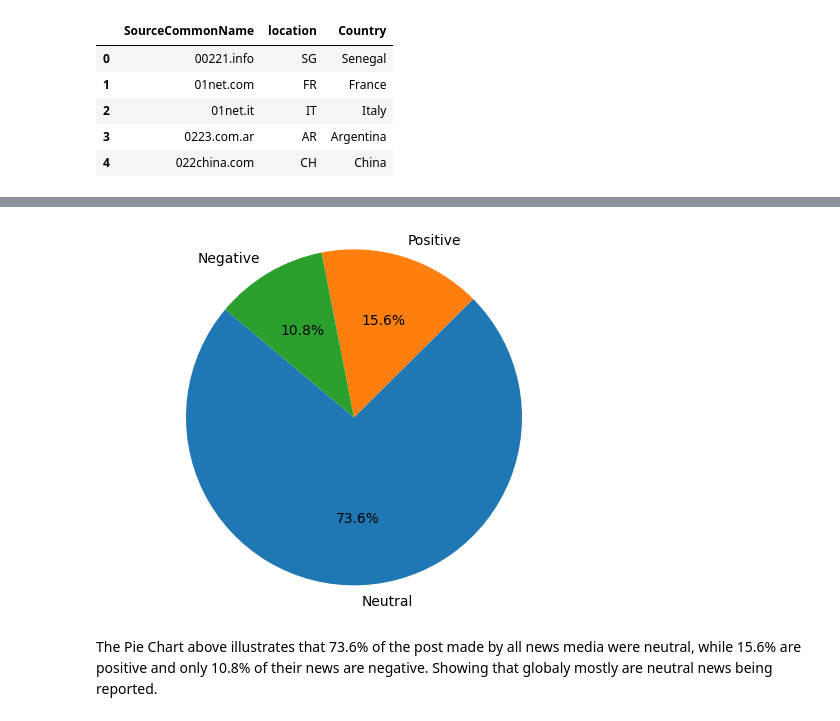
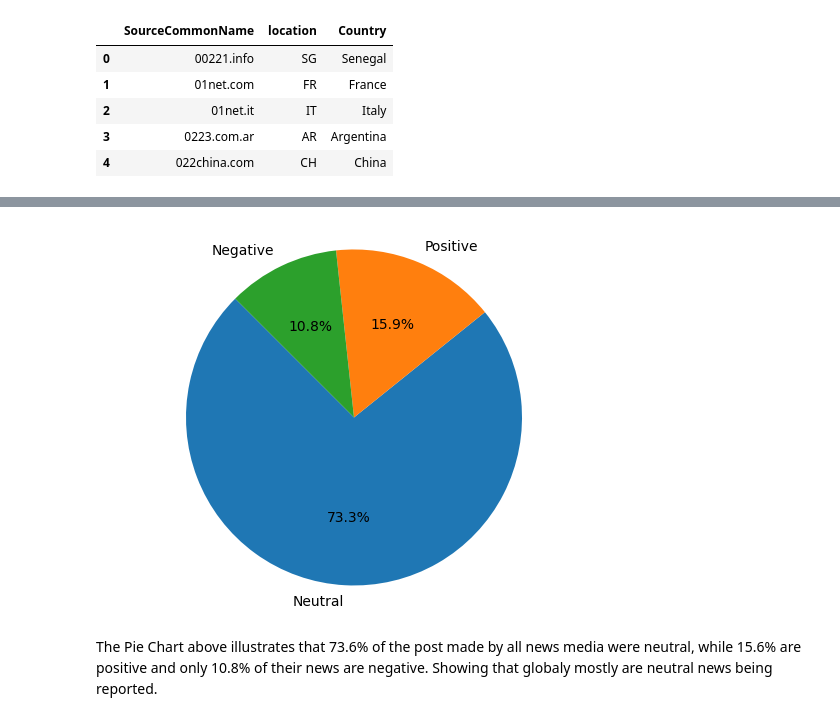
Before and after one commit to dev-abuke/News_Correlation_10_Academy_week0, a Jupyter notebook: notebooks/NewsEDA.ipynb, the cells around one changed output, grey strips where cells are left out. Saved outputs shown, nothing was run; the diff lists cells and outputs as text; code cells hidden in the pictures.

```diff
--- a/notebooks/NewsEDA.ipynb
+++ b/notebooks/NewsEDA.ipynb
@@ -150,8 +150,21 @@ PrevRefIPs        0
 dtype: int64
 # %%
 df.dropna(subset=['category'], inplace=True)
+
 domain_df.dropna(subset=['Country'], inplace=True)
-df.drop_duplicates(subset=['title'], keep='first')
 
-df['domain'] = utils.get_domain(df)
+# remove duplicates
+df = df.loc[~df.duplicated(subset=['article_id','url', 'published_at'])].reset_index(drop=True)
+
+# drop rows with unnesessary columns
+df = df[['article_id',
+# 'source_id',
+'source_name',
+# 'author',
+'title',
+'description', 'url',
+# 'url_to_image',
+'published_at', 'content',
+'category', 'article', 'title_sentiment']]
+df.columns
 # %% [output]
@@ -235,13 +235,16 @@ traffic_df.head()
 | 2 | 3 | 3 | youtube.com | com | 420579 | 1852995 | youtube.com | com | 3 | ... |
 | 3 | 4 | 4 | twitter.com | com | 404985 | 1757127 | twitter.com | com | 4 | ... |
 | 4 | 5 | 5 | instagram.com | com | 364746 | 1598085 | instagram.com | com | 5 | ... |
+# %%
+df['domain'] = df['url'].apply(utils.get_domain)
+# df.head()
 # %%
 df["title_sentiment"].value_counts()
-plt.pie(df['title_sentiment'].value_counts(), labels=df['title_sentiment'].unique(), autopct='%1.1f%%', startangle=140)
+plt.pie(df['title_sentiment'].value_counts(), labels=df['title_sentiment'].unique(), autopct='%1.1f%%', startangle=135)
 plt.axis('equal')  # Equal aspect ratio ensures that pie is drawn as a circle.
 plt.show()
 # %% [output]
-[figure, old version]
+[figure, new version]
 # %% [markdown]
 The Pie Chart above illustrates that 73.6% of the post made by all news media were neutral, while 15.6% are positive and only 10.8% of their news are negative. Showing that globaly mostly are neutral news being reported.
 # %%
```
Also changed, not shown: parts of 34 cells of this notebook, 20 other files.
